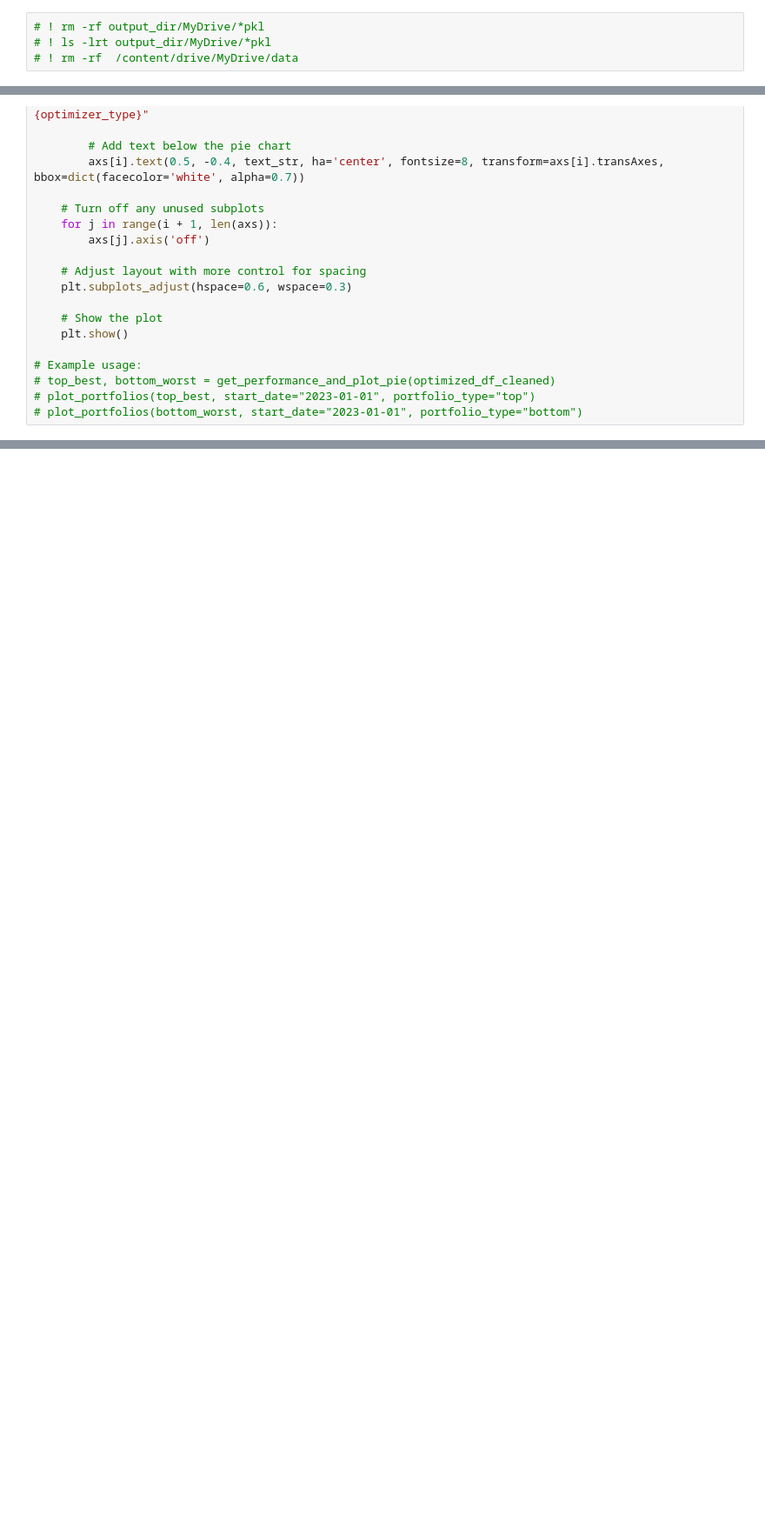
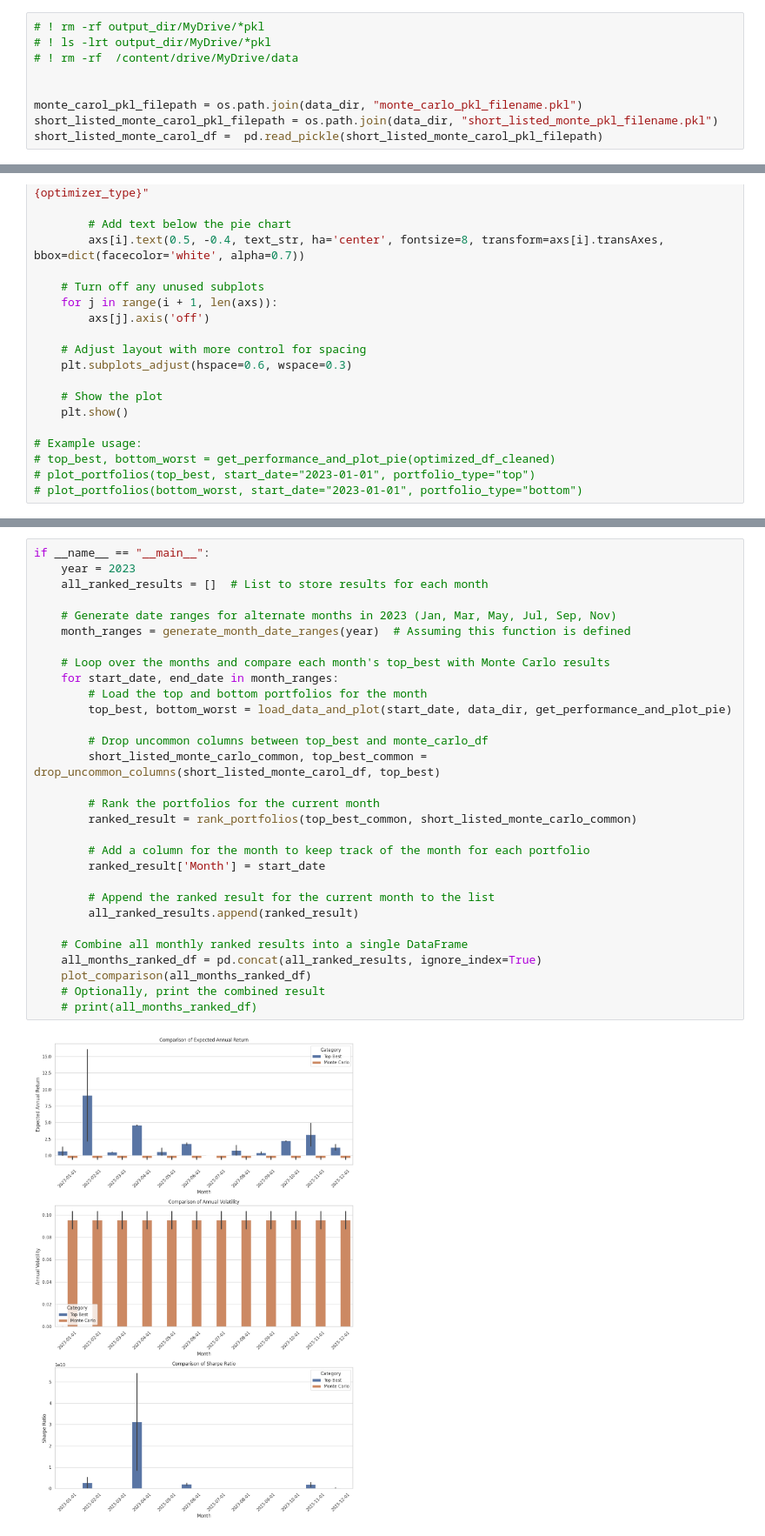
Before and after one commit to rushikeshnakhate/PyPortOptimizationPipeline, a Jupyter notebook: multi_optimized_df_visualization.ipynb, the cells around one changed output, grey strips where cells are left out. Shown at 87% size. Drawn from its saved outputs; the diff is of its cells as text; blank space fills up the shorter version.

```diff
--- a/multi_optimized_df_visualization.ipynb
+++ b/multi_optimized_df_visualization.ipynb
@@ -50,6 +50,11 @@ def unzip_files():
 # ! rm -rf output_dir/MyDrive/*pkl
 # ! ls -lrt output_dir/MyDrive/*pkl
 # ! rm -rf  /content/drive/MyDrive/data
+
+
+monte_carol_pkl_filepath = os.path.join(data_dir, "monte_carlo_pkl_filename.pkl")
+short_listed_monte_carol_pkl_filepath = os.path.join(data_dir, "short_listed_monte_pkl_filename.pkl")
+short_listed_monte_carol_df =  pd.read_pickle(short_listed_monte_carol_pkl_filepath)
 # %%
 from datetime import datetime, timedelta
 def generate_month_date_ranges(year, months=None):
@@ -260,0 +336,32 @@ Name: Weights, Length: 1875, dtype: bool
+# %%
+if __name__ == "__main__":
+    year = 2023
+    all_ranked_results = []  # List to store results for each month
+
+    # Generate date ranges for alternate months in 2023 (Jan, Mar, May, Jul, Sep, Nov)
+    month_ranges = generate_month_date_ranges(year)  # Assuming this function is defined
+
+    # Loop over the months and compare each month's top_best with Monte Carlo results
+    for start_date, end_date in month_ranges:
+        # Load the top and bottom portfolios for the month
+        top_best, bottom_worst = load_data_and_plot(start_date, data_dir, get_performance_and_plot_pie)
+
+        # Drop uncommon columns between top_best and monte_carlo_df
+        short_listed_monte_carlo_common, top_best_common = drop_uncommon_columns(short_listed_monte_carol_df, top_best)
+
+        # Rank the portfolios for the current month
+        ranked_result = rank_portfolios(top_best_common, short_listed_monte_carlo_common)
+
+        # Add a column for the month to keep track of the month for each portfolio
+        ranked_result['Month'] = start_date
+
+        # Append the ranked result for the current month to the list
+        all_ranked_results.append(ranked_result)
+
+    # Combine all monthly ranked results into a single DataFrame
+    all_months_ranked_df = pd.concat(all_ranked_results, ignore_index=True)
+    plot_comparison(all_months_ranked_df)
+    # Optionally, print the combined result
+    # print(all_months_ranked_df)
+# %% [output]
+[figure, added]
```
Also changed, not shown: parts of 7 cells of this notebook.
